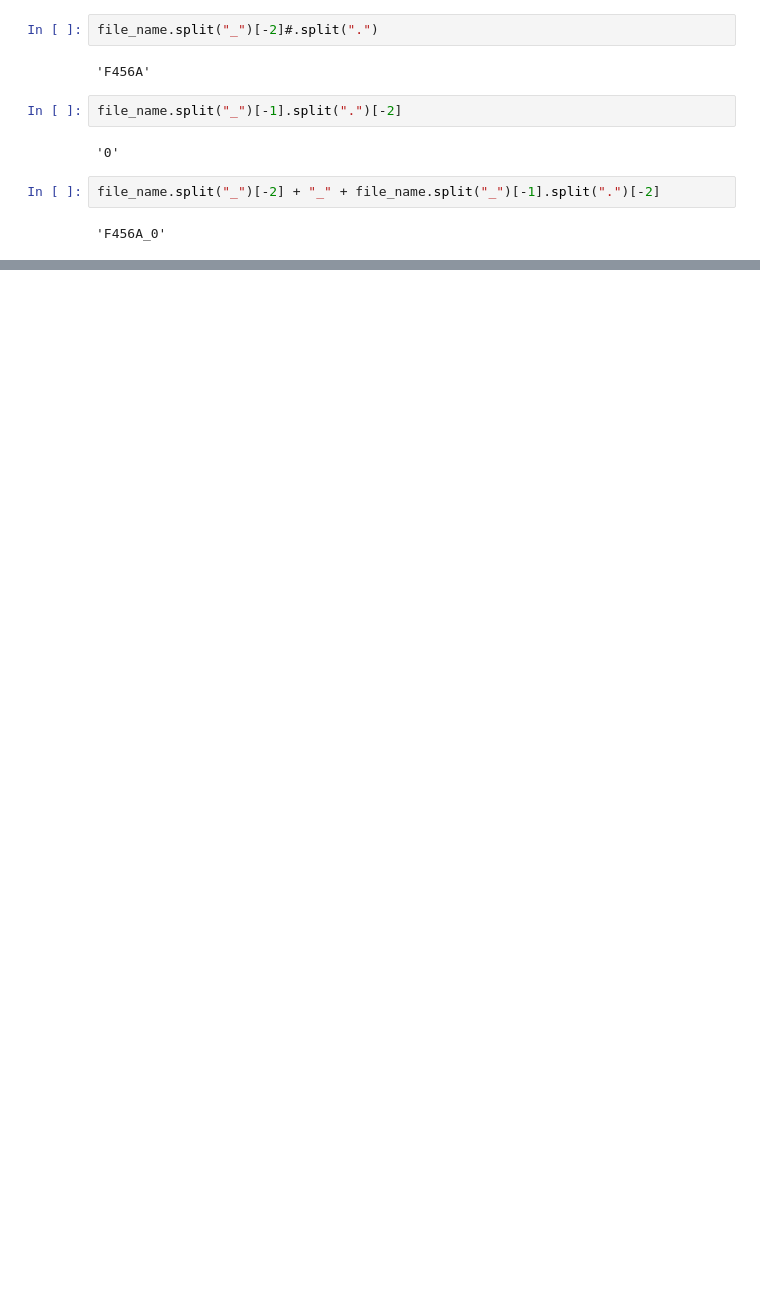
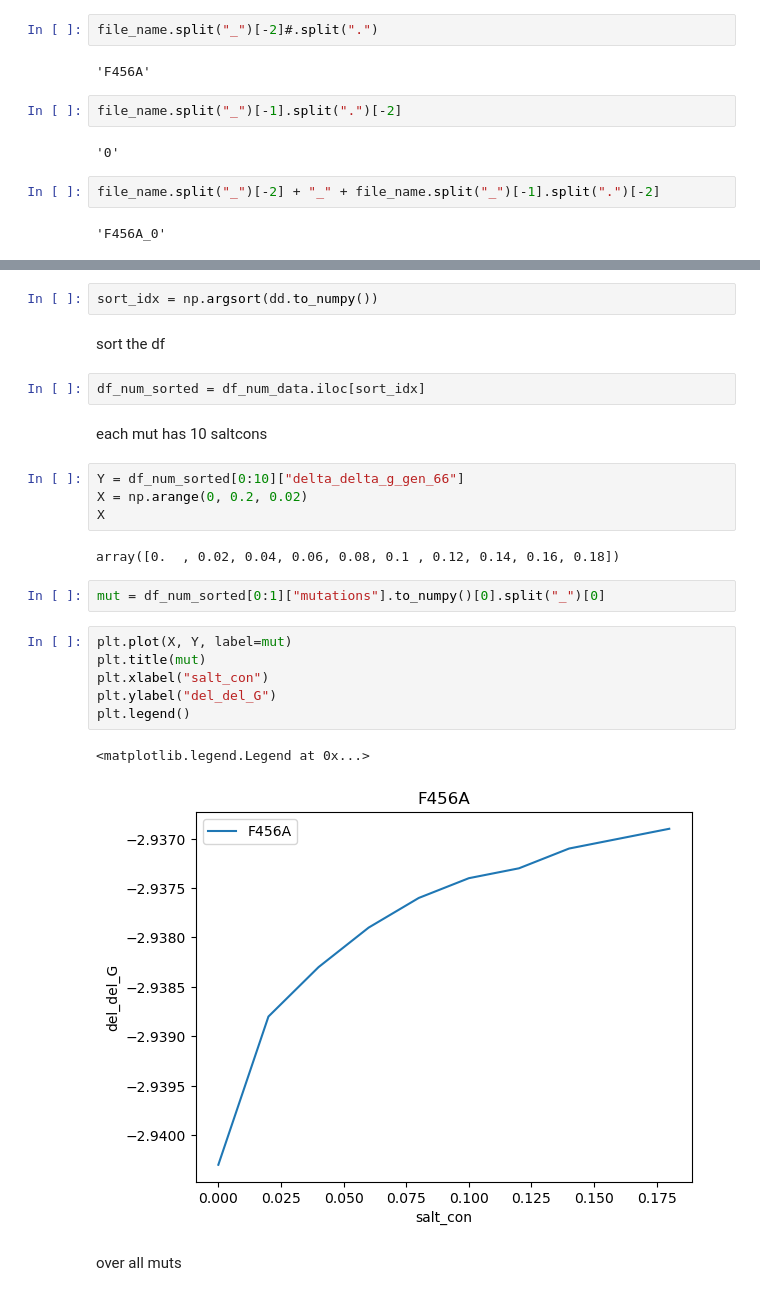
Before and after one commit to fergplace/amber_scripts, a Jupyter notebook: salt_con_get_data_notebook.ipynb, the cells around one changed output, grey strips where cells are left out. Saved outputs shown, nothing was run; the diff lists cells and outputs as text; blank space fills up the shorter version.

```diff
--- a/salt_con_get_data_notebook.ipynb
+++ b/salt_con_get_data_notebook.ipynb
@@ -24,0 +34,27 @@ file_name.split("_")[-2] + "_" + file_name.split("_")[-1].split(".")[-2]
+# %%
+sort_idx = np.argsort(dd.to_numpy())
+# %% [markdown]
+sort the df
+# %%
+df_num_sorted = df_num_data.iloc[sort_idx]
+# %% [markdown]
+each mut has 10 saltcons
+# %%
+Y = df_num_sorted[0:10]["delta_delta_g_gen_66"]
+X = np.arange(0, 0.2, 0.02)
+X
+# %% [output]
+array([0.  , 0.02, 0.04, 0.06, 0.08, 0.1 , 0.12, 0.14, 0.16, 0.18])
+# %%
+mut = df_num_sorted[0:1]["mutations"].to_numpy()[0].split("_")[0]
+# %%
+plt.plot(X, Y, label=mut)
+plt.title(mut)
+plt.xlabel("salt_con")
+plt.ylabel("del_del_G")
+plt.legend()
+# %% [output]
+<matplotlib.legend.Legend at 0x...>
+[figure, added]
+# %% [markdown]
+over all muts
```
Also changed, not shown: parts of 6 cells of this notebook, 1 other file.
